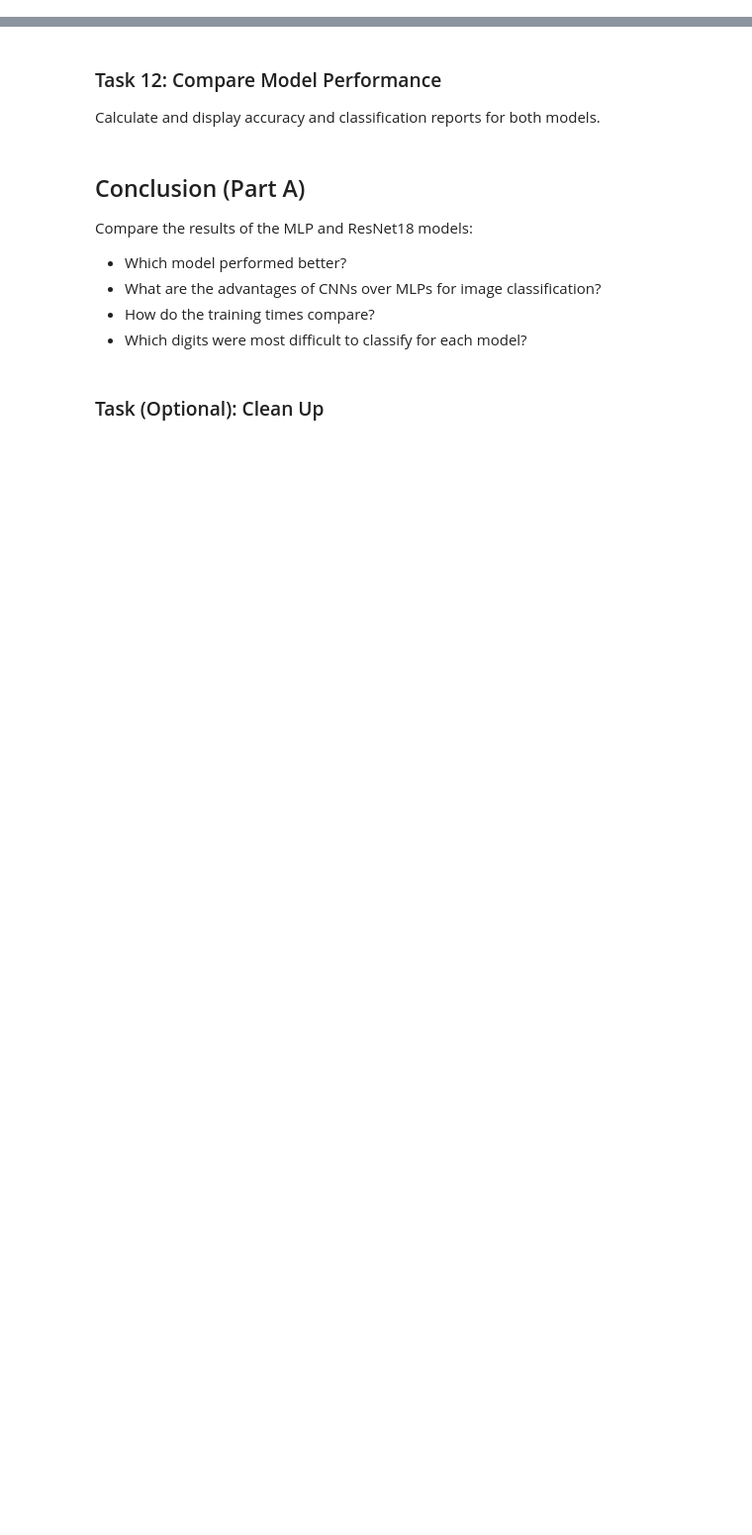
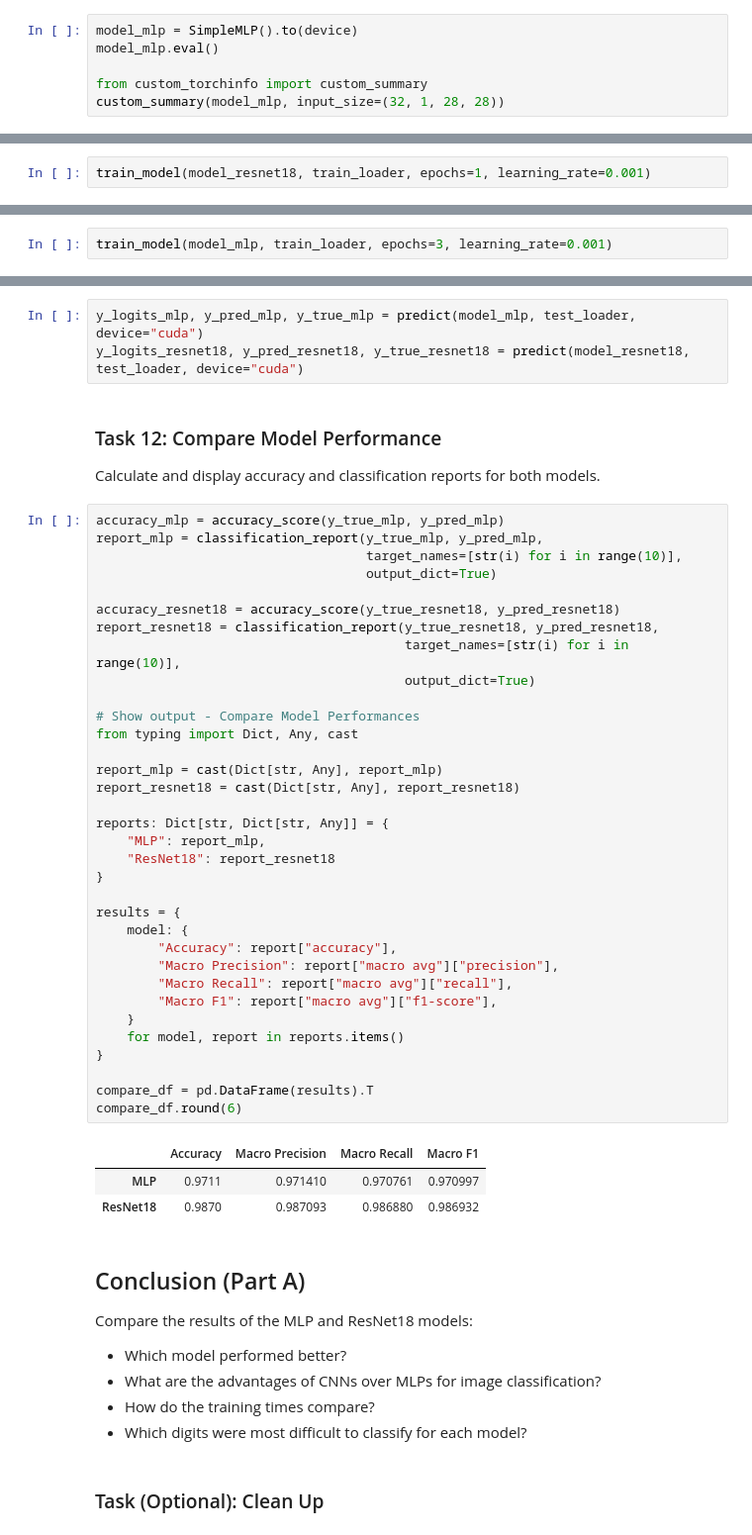
Before and after one commit to nico-figueroa/AI_Engineering_Lessons, a Jupyter notebook: Codecademy/Neural Network Architectures/nn-architectures-project1/notebook.ipynb, the cells around one changed output, grey strips where cells are left out. Shown at 99% size. Drawn from its saved outputs; the diff is of its cells as text; blank space fills up the shorter version.

```diff
--- a/Codecademy/Neural Network Architectures/nn-architectures-project1/notebook.ipynb
+++ b/Codecademy/Neural Network Architectures/nn-architectures-project1/notebook.ipynb
@@ -83,3 +134,9 @@ Create a **simple MLP** with the following default values:
 Create an instance of **SimpleMLP** class and move it to the device.  Be sure to correctly specify the default input size, hidden size, and output size.
 
 Profile the model size using an input size with the format: `(batch_size, channels, width, height)`
+# %%
+model_mlp = SimpleMLP().to(device)
+model_mlp.eval()
+
+from custom_torchinfo import custom_summary
+custom_summary(model_mlp, input_size=(32, 1, 28, 28))
@@ -106,3 +252,5 @@ Create a function that:
 # %% [markdown]
 ### Task 8: Train ResNet18 Model
 Train the ResNet18 model for `1` epoch with a learning rate of `0.001`.
+# %%
+train_model(model_resnet18, train_loader, epochs=1, learning_rate=0.001)
@@ -109,3 +259,5 @@ Train the ResNet18 model for `1` epoch with a learning rate of `0.001`.
 # %% [markdown]
 ### Task 9: Train MLP Model
 Train the MLP model for `3` epochs with a learning rate of `0.001`.
+# %%
+train_model(model_mlp, train_loader, epochs=3, learning_rate=0.001)
@@ -115,9 +294,50 @@ Create a function that builds the prediction loop to generate predictions on the
 # %% [markdown]
 ### Task 11: Generate Predictions
 Generate predictions for both models on the test set.
+# %%
+y_logits_mlp, y_pred_mlp, y_true_mlp = predict(model_mlp, test_loader, device="cuda")
+y_logits_resnet18, y_pred_resnet18, y_true_resnet18 = predict(model_resnet18, test_loader, device="cuda")
 # %% [markdown]
 ### Task 12: Compare Model Performance
 Calculate and display accuracy and classification reports for both models.
+# %%
+accuracy_mlp = accuracy_score(y_true_mlp, y_pred_mlp)
+report_mlp = classification_report(y_true_mlp, y_pred_mlp,
+                                   target_names=[str(i) for i in range(10)],
+                                   output_dict=True)
+
+accuracy_resnet18 = accuracy_score(y_true_resnet18, y_pred_resnet18)
+report_resnet18 = classification_report(y_true_resnet18, y_pred_resnet18,
+                                        target_names=[str(i) for i in range(10)],
+                                        output_dict=True)
+
+# Show output - Compare Model Performances
+from typing import Dict, Any, cast
+
+report_mlp = cast(Dict[str, Any], report_mlp)
+report_resnet18 = cast(Dict[str, Any], report_resnet18)
+
+reports: Dict[str, Dict[str, Any]] = {
+    "MLP": report_mlp,
+    "ResNet18": report_resnet18
+}
+
+results = {
+    model: {
+        "Accuracy": report["accuracy"],
+        "Macro Precision": report["macro avg"]["precision"],
+        "Macro Recall": report["macro avg"]["recall"],
+        "Macro F1": report["macro avg"]["f1-score"],
+    }
+    for model, report in reports.items()
+}
+
+compare_df = pd.DataFrame(results).T
+compare_df.round(6)
+# %% [output]
+|  | Accuracy | Macro Precision | Macro Recall | Macro F1 |
+| MLP | 0.9711 | 0.971410 | 0.970761 | 0.970997 |
+| ResNet18 | 0.9870 | 0.987093 | 0.986880 | 0.986932 |
 # %% [markdown]
 ## Conclusion (Part A)
 
```
Also changed, not shown: parts of 13 cells of this notebook.
